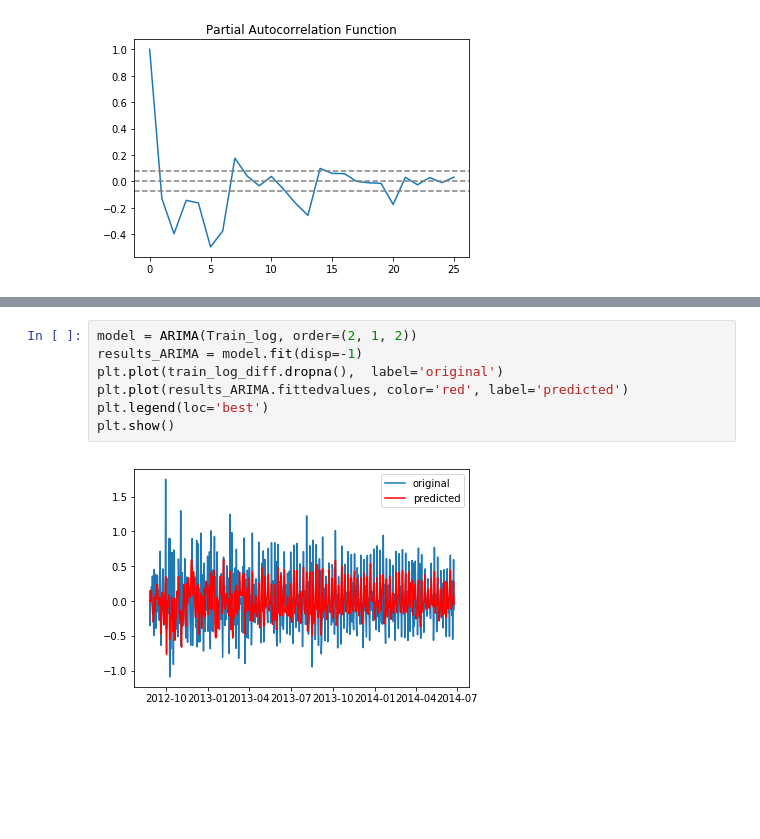
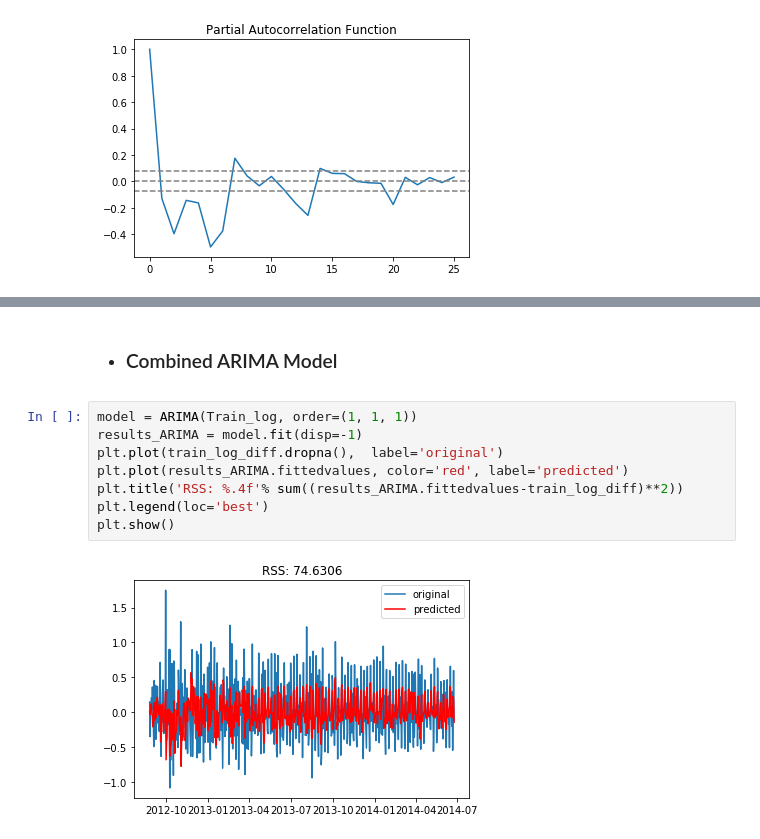
Before and after one commit to bradipo89/Supervised_Machine_Learning_Lessons, a Jupyter notebook: Forecasting.ipynb, the cells around one changed output, grey strips where cells are left out. Drawn from its saved outputs; the diff is of its cells as text; blank space fills up the shorter version.

```diff
--- a/Forecasting.ipynb
+++ b/Forecasting.ipynb
@@ -620,9 +593,12 @@ plt.show()
+# %% [markdown]
+- ### Combined ARIMA Model
 # %%
-model = ARIMA(Train_log, order=(2, 1, 2))
+model = ARIMA(Train_log, order=(1, 1, 1))
 results_ARIMA = model.fit(disp=-1)
 plt.plot(train_log_diff.dropna(),  label='original')
 plt.plot(results_ARIMA.fittedvalues, color='red', label='predicted')
+plt.title('RSS: %.4f'% sum((results_ARIMA.fittedvalues-train_log_diff)**2))
 plt.legend(loc='best')
 plt.show()
 # %% [output]
-[figure, old version]
+[figure, new version]
```
Also changed, not shown: parts of 30 cells of this notebook.
